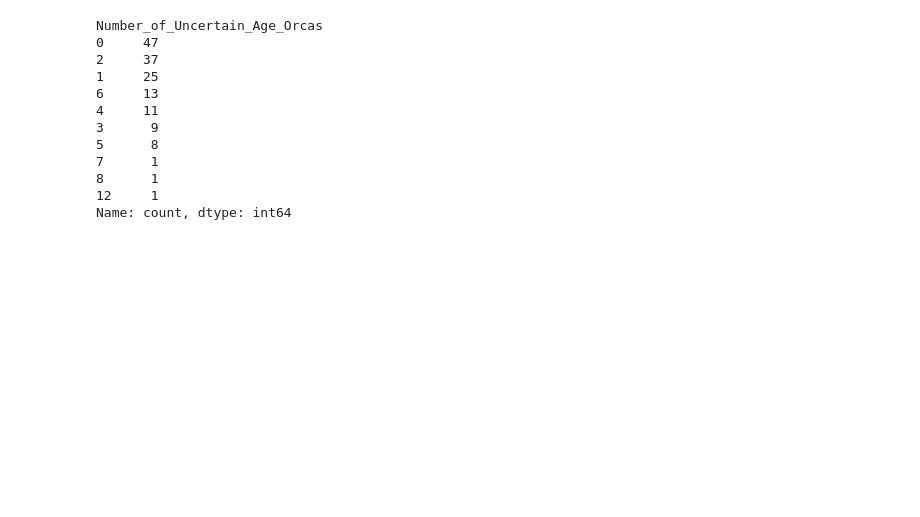
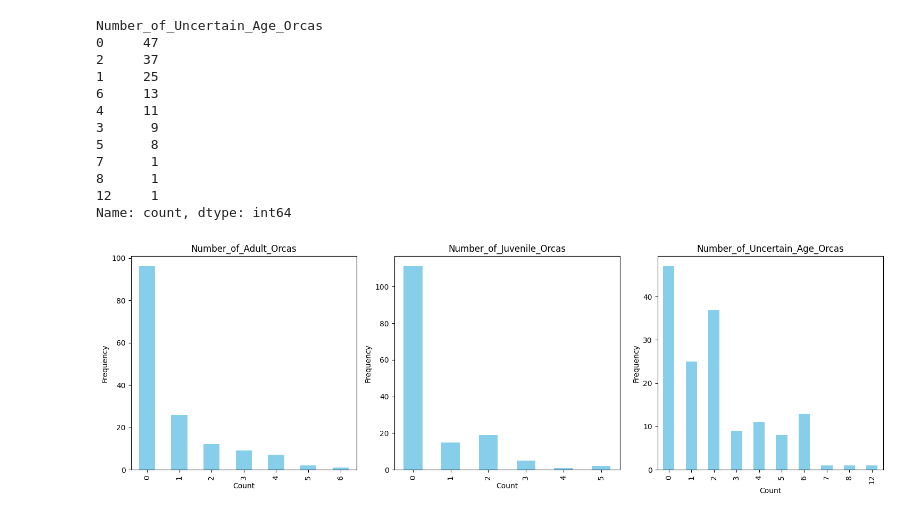
Before and after one commit to Jacobomb/Orca-interactions-in-the-Iberian-Peninsula, a Jupyter notebook: notebooks/3.DataFilling.ipynb, the cells around one changed output. Drawn from its saved outputs; the diff is of its cells as text; code cells hidden in the pictures; blank space fills up the shorter version.

```diff
--- a/notebooks/3.DataFilling.ipynb
+++ b/notebooks/3.DataFilling.ipynb
@@ -349,5 +350,24 @@ Number_of_Uncertain_Age_Orcas
 8      1
 12     1
 Name: count, dtype: int64
+# %%
+# Vamos a hacer un plot rápidamente de la distribución de los valores para cada una de las columnas:
+# Columnas a mostrar:
+columns_to_plot = ['Number_of_Adult_Orcas', 'Number_of_Juvenile_Orcas', 'Number_of_Uncertain_Age_Orcas']
+
+# Creamos subplots
+fig, axes = plt.subplots(nrows=1, ncols=len(columns_to_plot), figsize=(15, 5))
+
+# Plot histograms for each column
+for i, column in enumerate(columns_to_plot):
+    df[column].value_counts().sort_index().plot(kind='bar', ax=axes[i], color='skyblue')
+    axes[i].set_title(column)
+    axes[i].set_xlabel('Count')
+    axes[i].set_ylabel('Frequency')
+
+plt.tight_layout()
+plt.show()
+# %% [output]
+[figure, added]
 # %%
 # Guardamos el df completo en formato csv en nuestra carpeta de data
```
Also changed, not shown: parts of 2 cells of this notebook, 2 other files.
